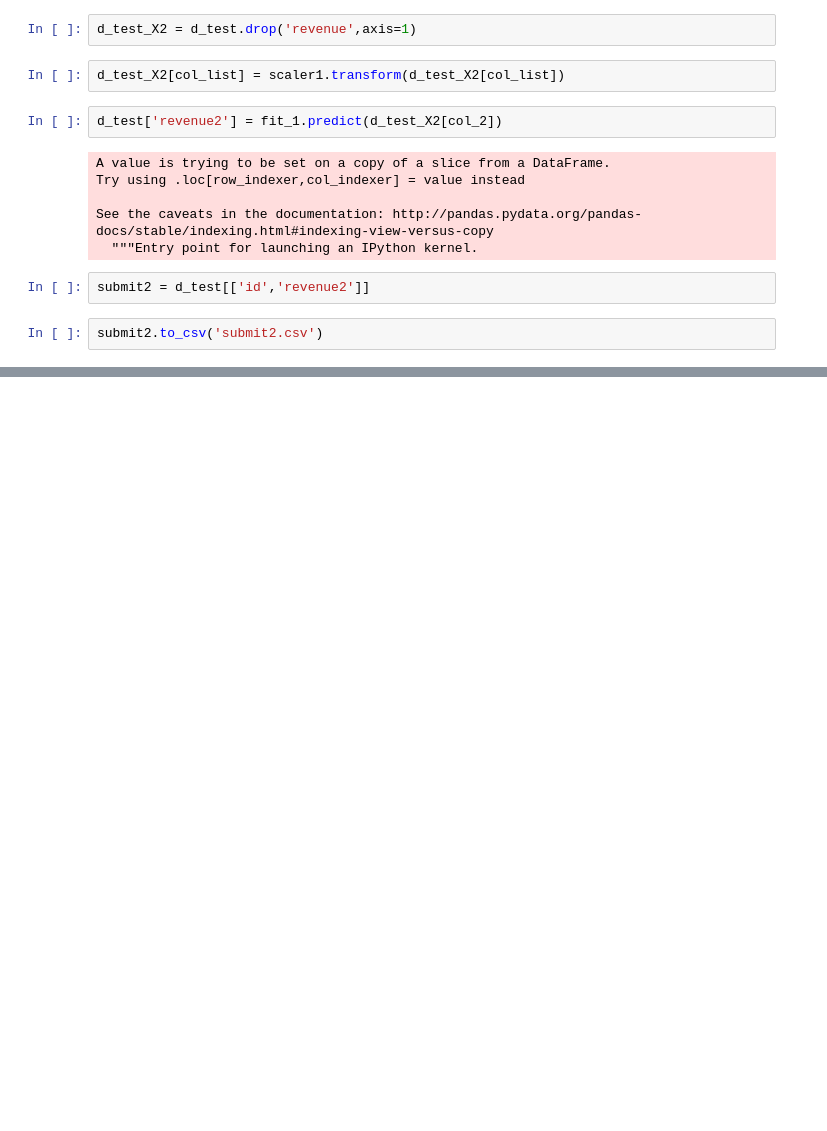
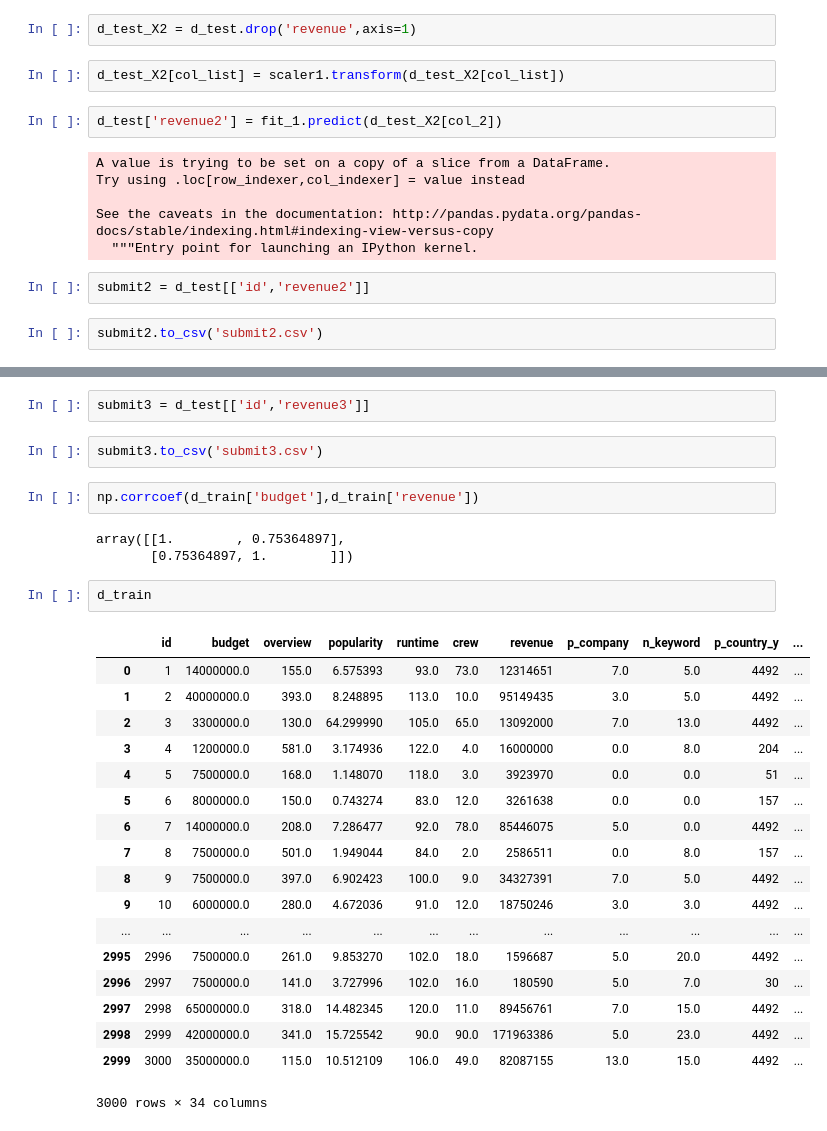
Before and after one commit to bhatb27/Box_Office_Prediction, a Jupyter notebook: Movie_Revenue.ipynb, the cells around one changed output, grey strips where cells are left out. Cells and saved outputs as stored; diff of their text form; blank space fills up the shorter version.

Commit message:
Updated one more submit

```diff
--- a/Movie_Revenue.ipynb
+++ b/Movie_Revenue.ipynb
@@ -991,0 +1068,30 @@ submit2.to_csv('submit2.csv')
+# %%
+submit3 = d_test[['id','revenue3']]
+# %%
+submit3.to_csv('submit3.csv')
+# %%
+np.corrcoef(d_train['budget'],d_train['revenue'])
+# %% [output]
+array([[1.        , 0.75364897],
+       [0.75364897, 1.        ]])
+# %%
+d_train
+# %% [output]
+|  | id | budget | overview | popularity | runtime | crew | revenue | p_company | n_keyword | p_country_y | ... |
+| 0 | 1 | 14000000.0 | 155.0 | 6.575393 | 93.0 | 73.0 | 12314651 | 7.0 | 5.0 | 4492 | ... |
+| 1 | 2 | 40000000.0 | 393.0 | 8.248895 | 113.0 | 10.0 | 95149435 | 3.0 | 5.0 | 4492 | ... |
+| 2 | 3 | 3300000.0 | 130.0 | 64.299990 | 105.0 | 65.0 | 13092000 | 7.0 | 13.0 | 4492 | ... |
+| 3 | 4 | 1200000.0 | 581.0 | 3.174936 | 122.0 | 4.0 | 16000000 | 0.0 | 8.0 | 204 | ... |
+| 4 | 5 | 7500000.0 | 168.0 | 1.148070 | 118.0 | 3.0 | 3923970 | 0.0 | 0.0 | 51 | ... |
+| 5 | 6 | 8000000.0 | 150.0 | 0.743274 | 83.0 | 12.0 | 3261638 | 0.0 | 0.0 | 157 | ... |
+| 6 | 7 | 14000000.0 | 208.0 | 7.286477 | 92.0 | 78.0 | 85446075 | 5.0 | 0.0 | 4492 | ... |
+| 7 | 8 | 7500000.0 | 501.0 | 1.949044 | 84.0 | 2.0 | 2586511 | 0.0 | 8.0 | 157 | ... |
+| 8 | 9 | 7500000.0 | 397.0 | 6.902423 | 100.0 | 9.0 | 34327391 | 7.0 | 5.0 | 4492 | ... |
+| 9 | 10 | 6000000.0 | 280.0 | 4.672036 | 91.0 | 12.0 | 18750246 | 3.0 | 3.0 | 4492 | ... |
+| ... | ... | ... | ... | ... | ... | ... | ... | ... | ... | ... | ... |
+| 2995 | 2996 | 7500000.0 | 261.0 | 9.853270 | 102.0 | 18.0 | 1596687 | 5.0 | 20.0 | 4492 | ... |
+| 2996 | 2997 | 7500000.0 | 141.0 | 3.727996 | 102.0 | 16.0 | 180590 | 5.0 | 7.0 | 30 | ... |
+| 2997 | 2998 | 65000000.0 | 318.0 | 14.482345 | 120.0 | 11.0 | 89456761 | 7.0 | 15.0 | 4492 | ... |
+| 2998 | 2999 | 42000000.0 | 341.0 | 15.725542 | 90.0 | 90.0 | 171963386 | 5.0 | 23.0 | 4492 | ... |
+| 2999 | 3000 | 35000000.0 | 115.0 | 10.512109 | 106.0 | 49.0 | 82087155 | 13.0 | 15.0 | 4492 | ... |
+3000 rows × 34 columns
```
Also changed, not shown: parts of 20 cells of this notebook.
